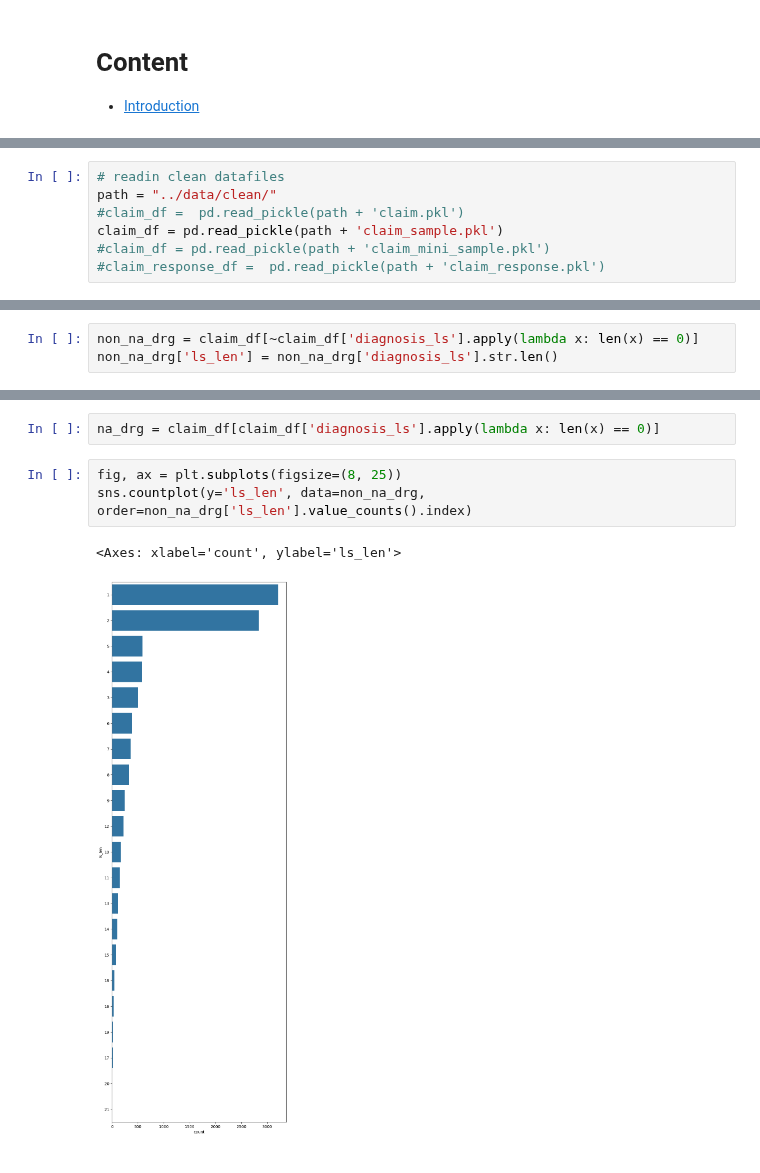
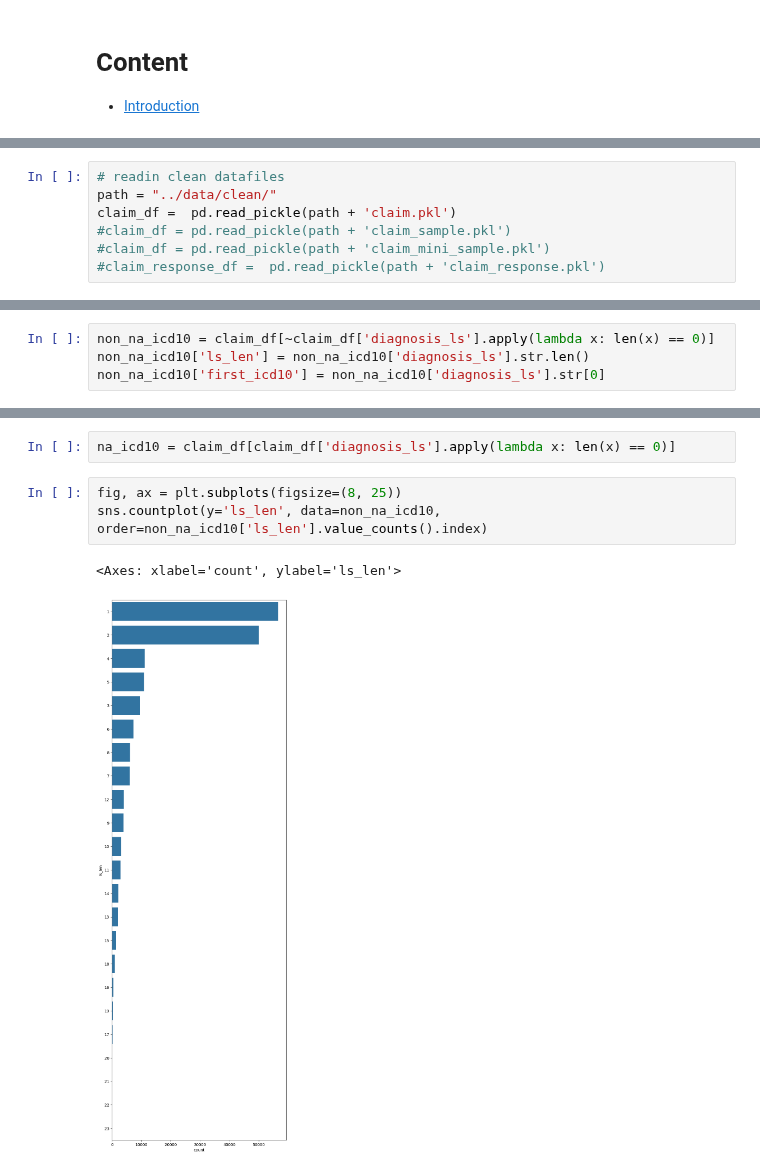
Before and after one commit to martza87/siads_696_mII, a Jupyter notebook: src/02_EDA_claim.ipynb, the cells around one changed output, grey strips where cells are left out. Cells and saved outputs as stored; diff of their text form.

Commit message:
[Update] Moved more of Martins code. Created new programs.  Finished claim EDA

```diff
--- a/src/02_EDA_claim.ipynb
+++ b/src/02_EDA_claim.ipynb
@@ -23,7 +21,7 @@ KeyboardInterrupt:
 # %%
 # readin clean datafiles
 path = "../data/clean/"
-#claim_df =  pd.read_pickle(path + 'claim.pkl')
-claim_df = pd.read_pickle(path + 'claim_sample.pkl')
+claim_df =  pd.read_pickle(path + 'claim.pkl')
+#claim_df = pd.read_pickle(path + 'claim_sample.pkl')
 #claim_df = pd.read_pickle(path + 'claim_mini_sample.pkl')
 #claim_response_df =  pd.read_pickle(path + 'claim_response.pkl')
@@ -36,6 +38,7 @@ Number of non-NaN DRG entries: 9984 out of 10000
 # %%
-non_na_drg = claim_df[~claim_df['diagnosis_ls'].apply(lambda x: len(x) == 0)]
-non_na_drg['ls_len'] = non_na_drg['diagnosis_ls'].str.len()
+non_na_icd10 = claim_df[~claim_df['diagnosis_ls'].apply(lambda x: len(x) == 0)]
+non_na_icd10['ls_len'] = non_na_icd10['diagnosis_ls'].str.len()
+non_na_icd10['first_icd10'] = non_na_icd10['diagnosis_ls'].str[0]
 # %% [output]
 A value is trying to be set on a copy of a slice from a DataFrame.
 Try using .loc[row_indexer,col_indexer] = value instead
@@ -55,9 +63,9 @@ non_na_drg.head()
 # %%
-na_drg = claim_df[claim_df['diagnosis_ls'].apply(lambda x: len(x) == 0)]
+na_icd10 = claim_df[claim_df['diagnosis_ls'].apply(lambda x: len(x) == 0)]
 # %%
 fig, ax = plt.subplots(figsize=(8, 25))
-sns.countplot(y='ls_len', data=non_na_drg, order=non_na_drg['ls_len'].value_counts().index)
+sns.countplot(y='ls_len', data=non_na_icd10, order=non_na_icd10['ls_len'].value_counts().index)
 # %% [output]
 <Axes: xlabel='count', ylabel='ls_len'>
-[figure, old version]
+[figure, new version]
 # %%
```
Also changed, not shown: parts of 31 cells of this notebook, 7 other files.
